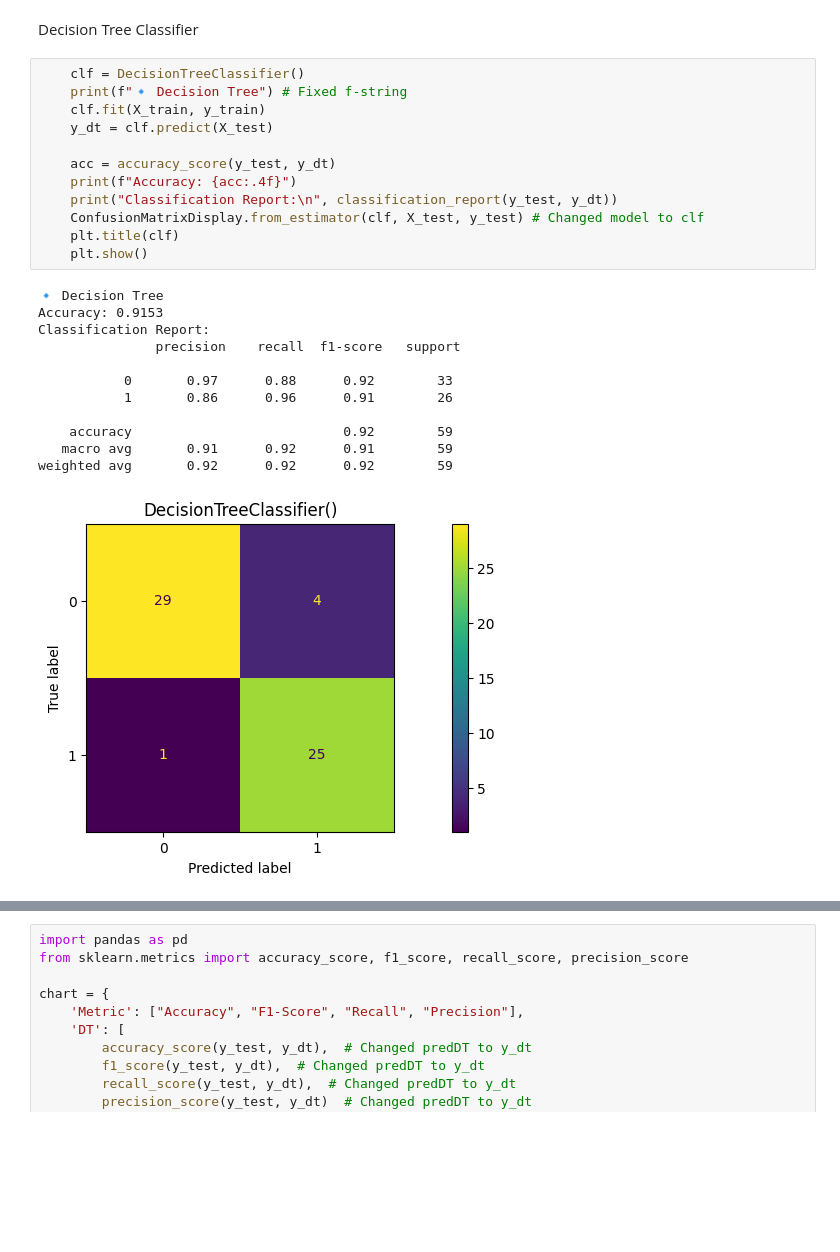
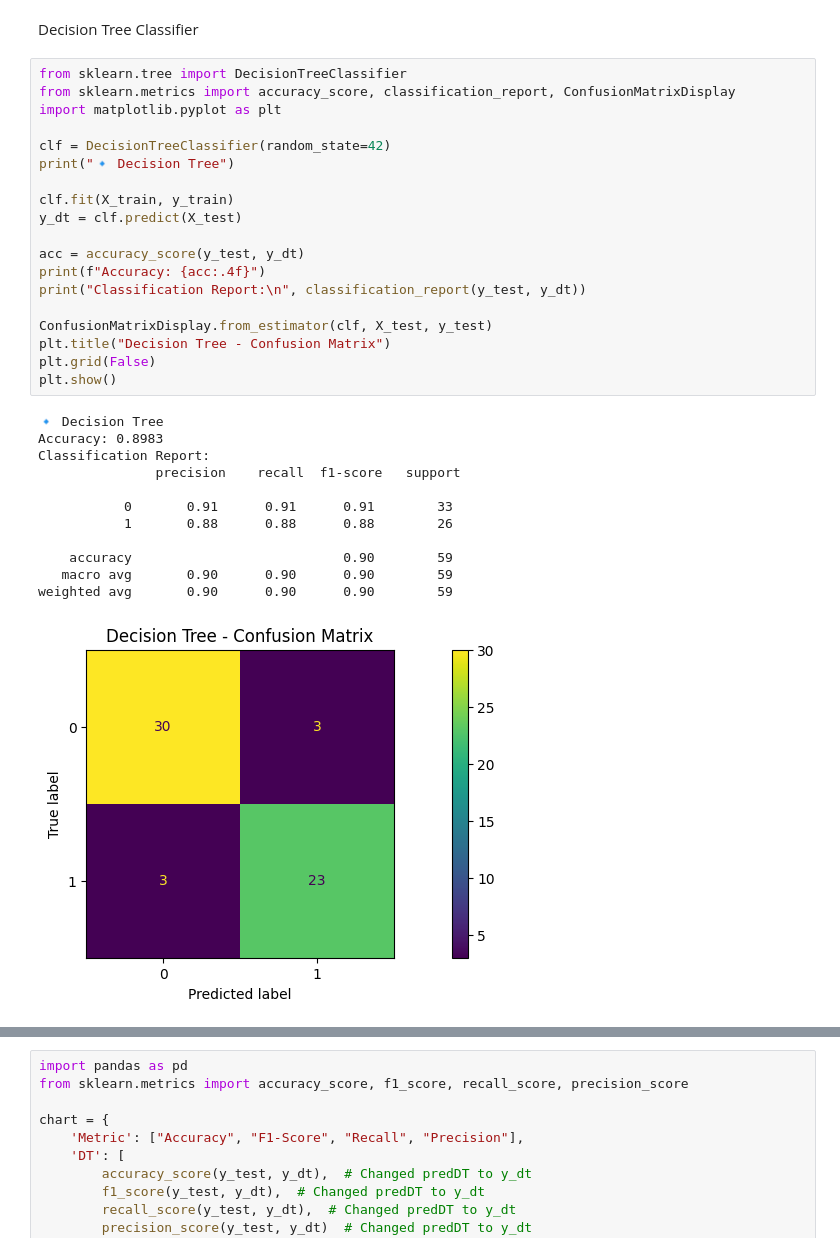
Before and after one commit to Aditya9015/demo, a Jupyter notebook: Copy_of_BTP.ipynb, the cells around one changed output, grey strips where cells are left out. Drawn from its saved outputs; the diff is of its cells as text; blank space fills up the shorter version.

```diff
--- a/Copy_of_BTP.ipynb
+++ b/Copy_of_BTP.ipynb
@@ -309,28 +618,35 @@ models = {
 # %% [markdown]
 Decision Tree Classifier
 # %%
-    clf = DecisionTreeClassifier()
-    print(f"🔹 Decision Tree") # Fixed f-string
-    clf.fit(X_train, y_train)
-    y_dt = clf.predict(X_test)
+from sklearn.tree import DecisionTreeClassifier
+from sklearn.metrics import accuracy_score, classification_report, ConfusionMatrixDisplay
+import matplotlib.pyplot as plt
 
-    acc = accuracy_score(y_test, y_dt)
-    print(f"Accuracy: {acc:.4f}")
-    print("Classification Report:\n", classification_report(y_test, y_dt))
-    ConfusionMatrixDisplay.from_estimator(clf, X_test, y_test) # Changed model to clf
-    plt.title(clf)
-    plt.show()
+clf = DecisionTreeClassifier(random_state=42)
+print("🔹 Decision Tree")
+
+clf.fit(X_train, y_train)
+y_dt = clf.predict(X_test)
+
+acc = accuracy_score(y_test, y_dt)
+print(f"Accuracy: {acc:.4f}")
+print("Classification Report:\n", classification_report(y_test, y_dt))
+
+ConfusionMatrixDisplay.from_estimator(clf, X_test, y_test)
+plt.title("Decision Tree - Confusion Matrix")
+plt.grid(False)
+plt.show()
 # %% [output]
 🔹 Decision Tree
-Accuracy: 0.9153
+Accuracy: 0.8983
 Classification Report:
                precision    recall  f1-score   support
 
-           0       0.97      0.88      0.92        33
-           1       0.86      0.96      0.91        26
+           0       0.91      0.91      0.91        33
+           1       0.88      0.88      0.88        26
 
-    accuracy                           0.92        59
-   macro avg       0.91      0.92      0.91        59
-weighted avg       0.92      0.92      0.92        59
+    accuracy                           0.90        59
+   macro avg       0.90      0.90      0.90        59
+weighted avg       0.90      0.90      0.90        59
-[figure, old version]
+[figure, new version]
 # %%
```
Also changed, not shown: parts of 20 cells of this notebook.
